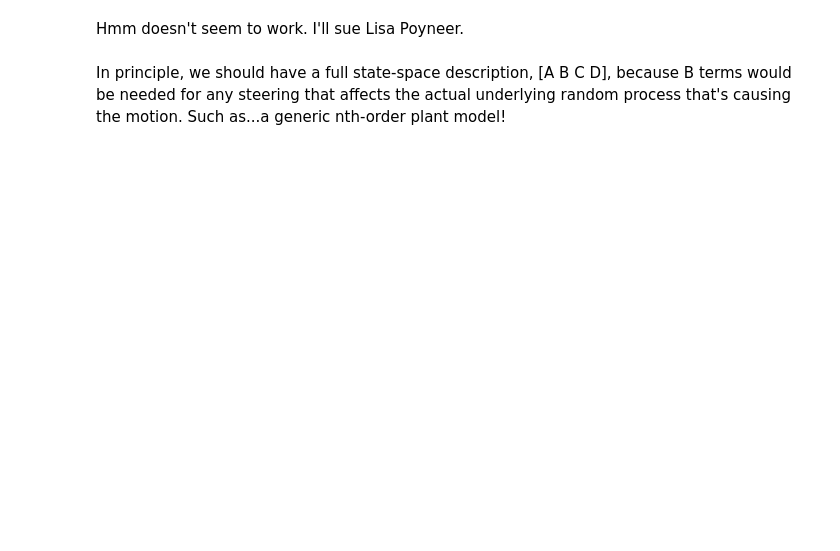
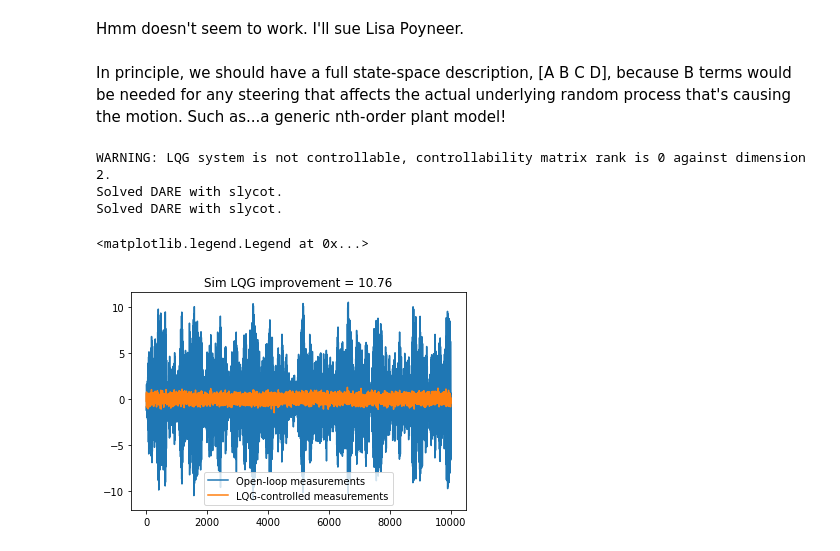
Before and after one commit to aditya-sengupta/seallqg, a Jupyter notebook: notebooks/lqg_delays_Dmatrix.ipynb, the cells around one changed output. Drawn from its saved outputs; the diff is of its cells as text; code cells hidden in the pictures; blank space fills up the shorter version.

```diff
--- a/notebooks/lqg_delays_Dmatrix.ipynb
+++ b/notebooks/lqg_delays_Dmatrix.ipynb
@@ -31,13 +34,14 @@ lqg_vib = LQG(
     np.array([[a1, a2], [1, 0]]),
     np.array([[1], [0]]),
     np.array([[1, 0]]),
+    np.array([[0]]),
     np.array([[sigma_w ** 2, 0], [0, 0]]),
     np.array([[sigma_v ** 2]]),
-    np.eye(2),
-    0.01 * np.eye(1)
 )
+ol = Openloop(1)
+integ = Integrator(2, 1, gain=0.5)
 
-print(lqg_vib)
+lqg_vib
 # %% [output]
 Solved DARE with slycot.
 Solved DARE with slycot.
@@ -186,3 +146,26 @@ plt.legend()
 Hmm doesn't seem to work. I'll sue Lisa Poyneer.
 # %% [markdown]
 In principle, we should have a full state-space description, [A B C D], because B terms would be needed for any steering that affects the actual underlying random process that's causing the motion. Such as...a generic nth-order plant model!
+# %%
+nsteps = 10000
+A = np.array([[a1, a2], [1, 0]])
+B = np.array([[0], [0]])
+C = np.array([[1, 0]])
+D = np.array([[1]])
+W = np.array([[0.1, 0], [0, 0]])
+V = np.array([[0.001]])
+abcd = LQG(A, B, C, D, W, V)
+(states_ol, inp_ol, meas_ol), (states_lqg, inp_lqg, meas_lqg) = abcd.simulate(ol, nsteps=nsteps)
+
+rms_ol = rms(meas_ol)
+rms_lqg = rms(meas_lqg)
+plt.plot(meas_ol, label="Open-loop measurements")
+plt.plot(meas_lqg, label="LQG-controlled measurements")
+plt.title(f"Sim LQG improvement = {round(rms_ol / rms_lqg, 3)}")
+plt.legend()
+# %% [output]
+WARNING: LQG system is not controllable, controllability matrix rank is 0 against dimension 2.
+Solved DARE with slycot.
+Solved DARE with slycot.
+<matplotlib.legend.Legend at 0x...>
+[figure, added]
```
Also changed, not shown: parts of 13 cells of this notebook, 5 other files.
